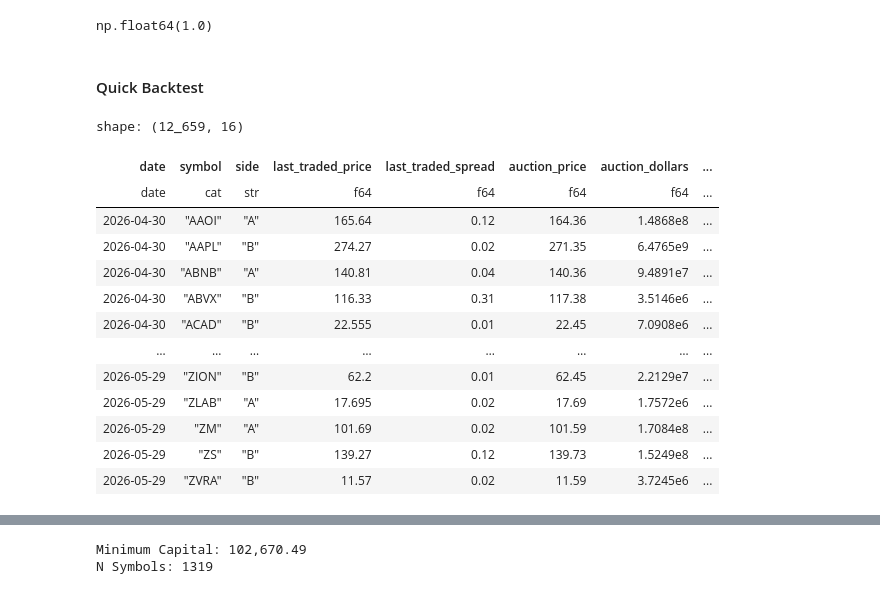
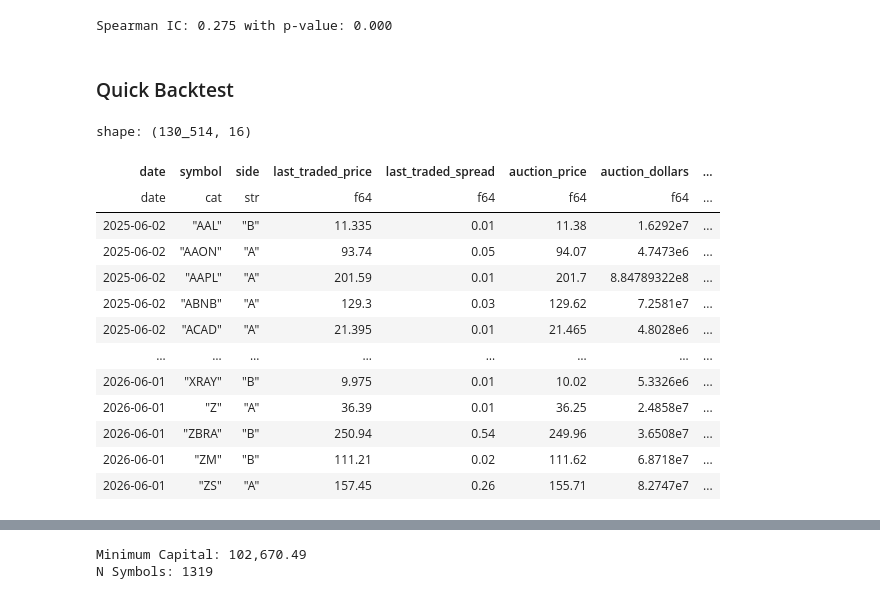
Before and after one commit to MichaelCusackNelkin/Summer_Research_2026, a Jupyter notebook: research-alpha/code/notebooks/test.ipynb, the cells around one changed output, grey strips where cells are left out. Cells and saved outputs as stored; diff of their text form; code cells hidden in the pictures.

```diff
--- a/research-alpha/code/notebooks/test.ipynb
+++ b/research-alpha/code/notebooks/test.ipynb
@@ -184,51 +195,55 @@ plt.show()
-# %%
-np.max(xs)
-# %% [output]
-np.float64(1.0)
+# %%
+from scipy.stats import spearmanr
+
+ic, pval = spearmanr(X[:, 1], y)
+print(f"Spearman IC: {ic:,.3f} with p-value: {pval:,.3f}")
+# %% [output]
+Spearman IC: 0.275 with p-value: 0.000
 # %% [markdown]
-#### Quick Backtest
+### Quick Backtest
 # %%
 CAP_PER_SYMBOL = 2_500
+LEVERAGE = 2
 COMMISSION = 0.0035
 backtest = (
     data
     .with_columns(
         pl.when(pl.col("dollar_imbalance") > 500_000).then(True).otherwise(False).alias("tradable"),
     )
     .with_columns(
         ((pl.col("auction_price") - pl.col("last_traded_price")) / pl.col("last_traded_price")).alias("return"),
         (
             pl.when(pl.col("side") == "B").then(1)
             .when(pl.col("side") == "A").then(-1)
             * pl.col("tradable") * (CAP_PER_SYMBOL // pl.col("last_traded_price"))
         ).alias("traded_qty"),
     )
     .with_columns(
         (pl.col("tradable") * pl.col("traded_qty") * pl.col("last_traded_price") * pl.col("return")).alias("gross_pnl"),
         (pl.col("tradable") * pl.col("traded_qty").abs() * (COMMISSION + pl.col("last_traded_spread")/2)).alias("cost"),
         (pl.col("traded_qty") * pl.col("last_traded_price")).alias("trade_value")
     )
     .with_columns(
         (pl.col("gross_pnl") - pl.col("cost")).alias("net_pnl")
     )
 
 )
 backtest.filter(pl.col("tradable") == True)
 # %% [output]
-shape: (12_659, 16)
+shape: (130_514, 16)
 | date | symbol | side | last_traded_price | last_traded_spread | auction_price | auction_dollars | ... |
 | date | cat | str | f64 | f64 | f64 | f64 | ... |
-| 2026-04-30 | "AAOI" | "A" | 165.64 | 0.12 | 164.36 | 1.4868e8 | ... |
-| 2026-04-30 | "AAPL" | "B" | 274.27 | 0.02 | 271.35 | 6.4765e9 | ... |
-| 2026-04-30 | "ABNB" | "A" | 140.81 | 0.04 | 140.36 | 9.4891e7 | ... |
-| 2026-04-30 | "ABVX" | "B" | 116.33 | 0.31 | 117.38 | 3.5146e6 | ... |
-| 2026-04-30 | "ACAD" | "B" | 22.555 | 0.01 | 22.45 | 7.0908e6 | ... |
+| 2025-06-02 | "AAL" | "B" | 11.335 | 0.01 | 11.38 | 1.6292e7 | ... |
+| 2025-06-02 | "AAON" | "A" | 93.74 | 0.05 | 94.07 | 4.7473e6 | ... |
+| 2025-06-02 | "AAPL" | "A" | 201.59 | 0.01 | 201.7 | 8.84789322e8 | ... |
+| 2025-06-02 | "ABNB" | "A" | 129.3 | 0.03 | 129.62 | 7.2581e7 | ... |
+| 2025-06-02 | "ACAD" | "A" | 21.395 | 0.01 | 21.465 | 4.8028e6 | ... |
 | … | … | … | … | … | … | … | ... |
-| 2026-05-29 | "ZION" | "B" | 62.2 | 0.01 | 62.45 | 2.2129e7 | ... |
-| 2026-05-29 | "ZLAB" | "A" | 17.695 | 0.02 | 17.69 | 1.7572e6 | ... |
-| 2026-05-29 | "ZM" | "A" | 101.69 | 0.02 | 101.59 | 1.7084e8 | ... |
-| 2026-05-29 | "ZS" | "B" | 139.27 | 0.12 | 139.73 | 1.5249e8 | ... |
-| 2026-05-29 | "ZVRA" | "B" | 11.57 | 0.02 | 11.59 | 3.7245e6 | ... |
+| 2026-06-01 | "XRAY" | "B" | 9.975 | 0.01 | 10.02 | 5.3326e6 | ... |
+| 2026-06-01 | "Z" | "A" | 36.39 | 0.01 | 36.25 | 2.4858e7 | ... |
+| 2026-06-01 | "ZBRA" | "B" | 250.94 | 0.54 | 249.96 | 3.6508e7 | ... |
+| 2026-06-01 | "ZM" | "B" | 111.21 | 0.02 | 111.62 | 6.8718e7 | ... |
+| 2026-06-01 | "ZS" | "A" | 157.45 | 0.26 | 155.71 | 8.2747e7 | ... |
 # %%
 N_days = backtest["date"].n_unique()
 stat_backtest = backtest.filter(pl.col("tradable") == True, pl.col("traded_qty") != 0)
```
Also changed, not shown: parts of 22 cells of this notebook.
